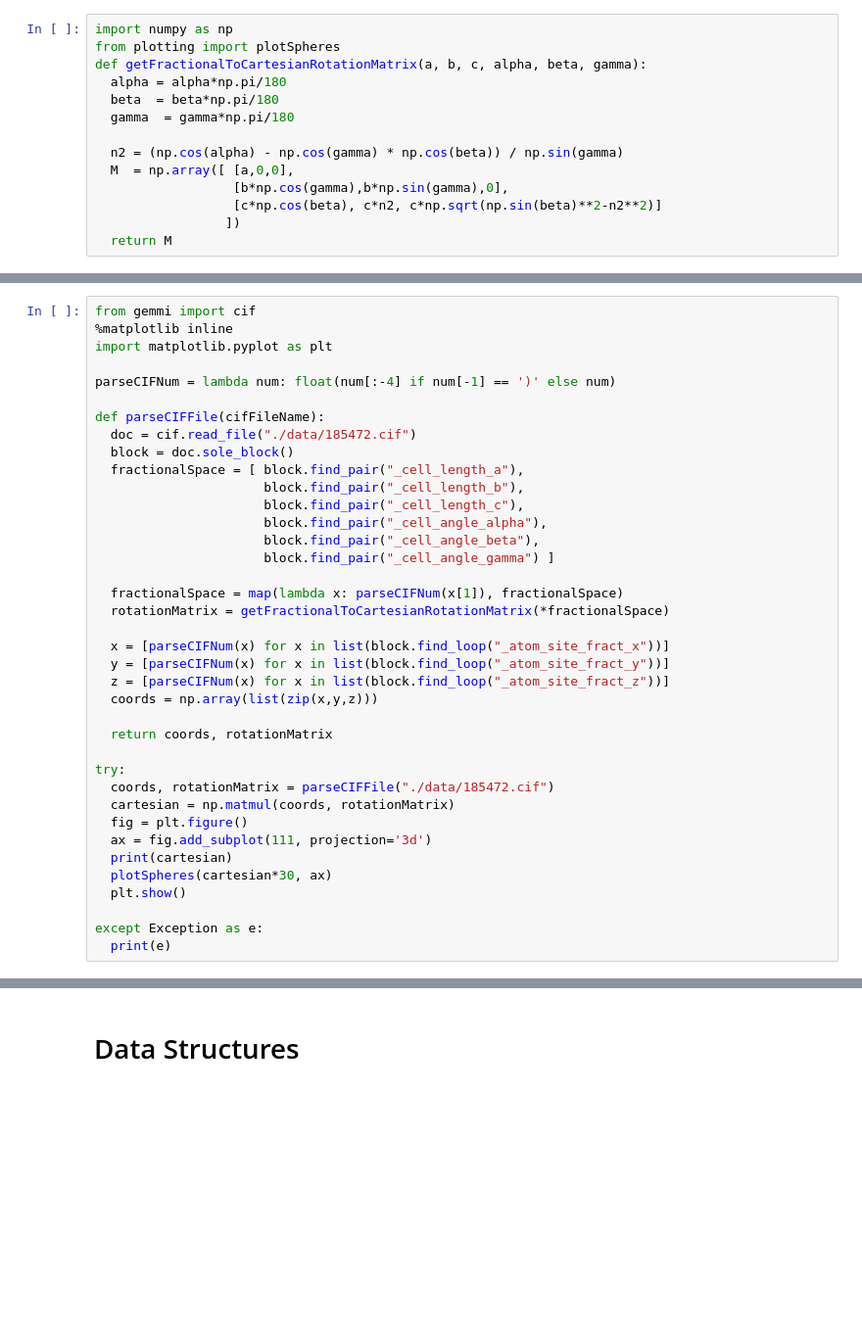
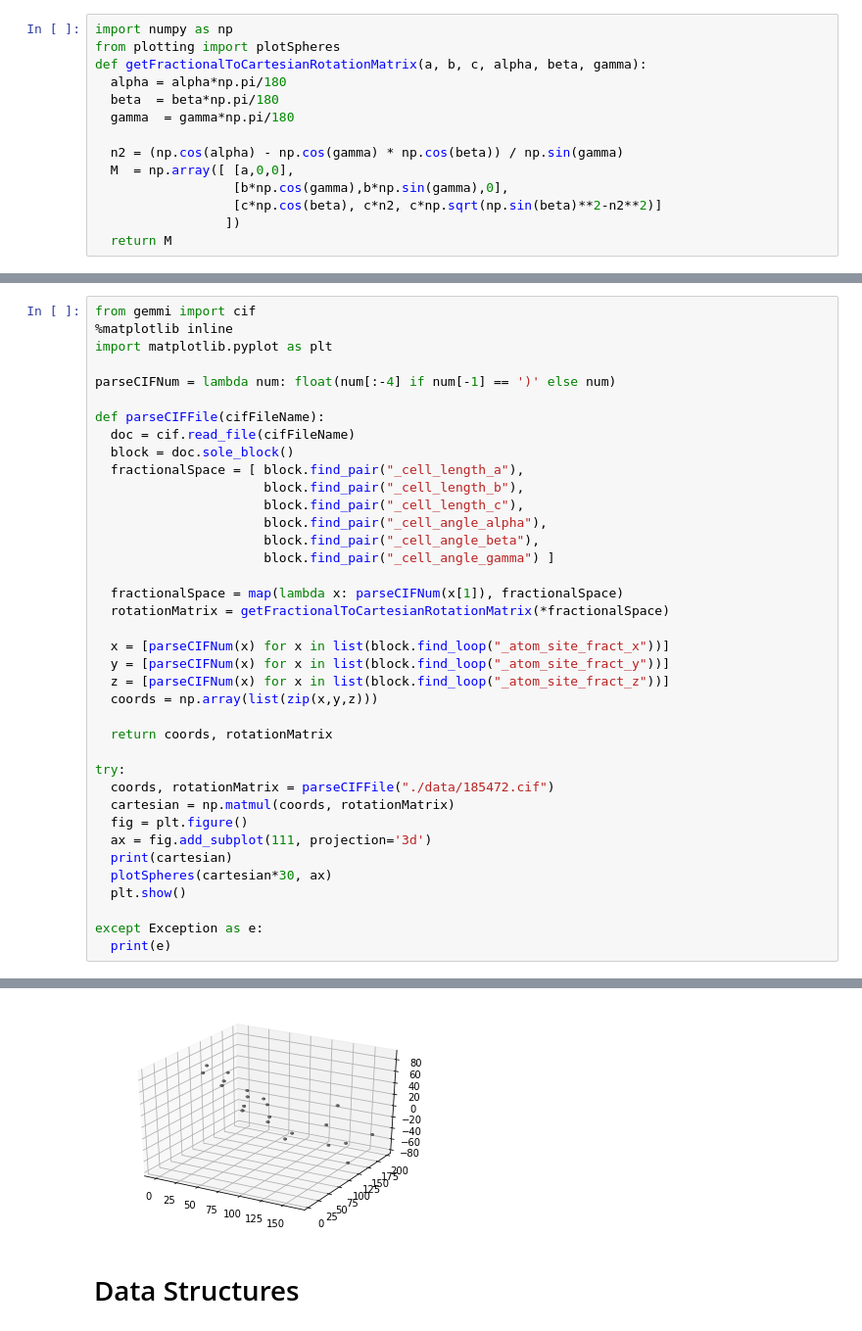
Before and after one commit to savpatpanda/protein, a Jupyter notebook: notebook.ipynb, the cells around one changed output, grey strips where cells are left out. Shown: that part at 98% size. Drawn from its saved outputs; the diff is of its cells as text; blank space fills up the shorter version.

```diff
--- a/notebook.ipynb
+++ b/notebook.ipynb
@@ -75,7 +95,7 @@ import matplotlib.pyplot as plt
 parseCIFNum = lambda num: float(num[:-4] if num[-1] == ')' else num)
 
 def parseCIFFile(cifFileName):
-  doc = cif.read_file("./data/185472.cif")
+  doc = cif.read_file(cifFileName)
   block = doc.sole_block()
   fractionalSpace = [ block.find_pair("_cell_length_a"),
                       block.find_pair("_cell_length_b"),
@@ -105,3 +125,4 @@ try:
 
 except Exception as e:
   print(e)
+# %% [output]
@@ -108,3 +146,4 @@ except Exception as e:
+[figure, added]
 # %% [markdown]
 # Data Structures
 # %%
```
Also changed, not shown: parts of 7 cells of this notebook.
